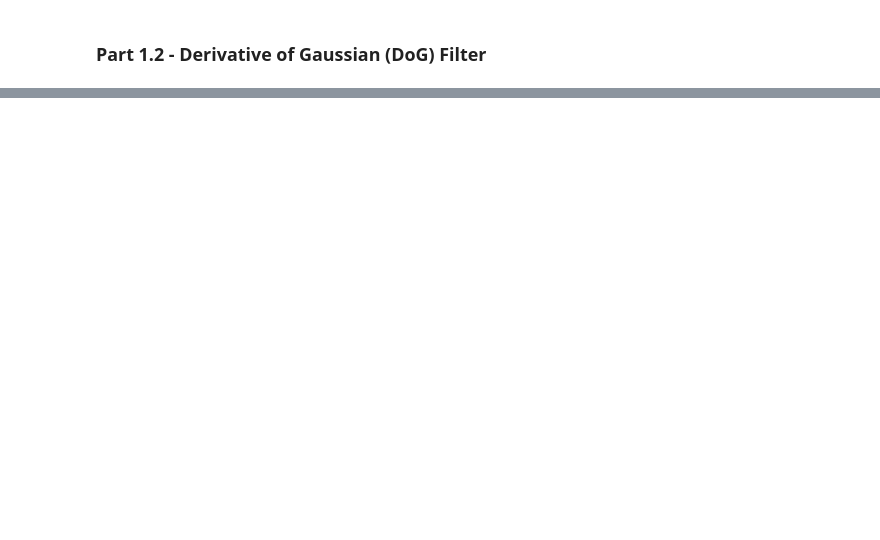
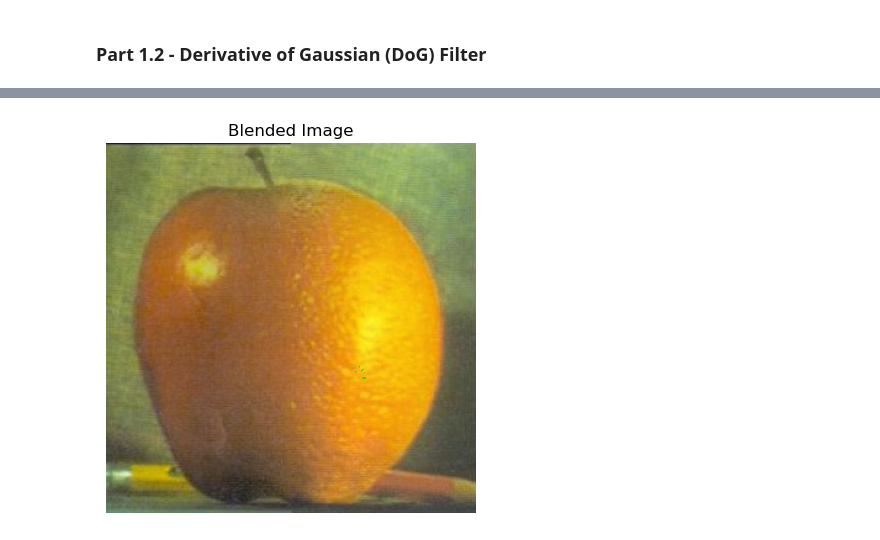
Before and after one commit to filipbagen/cs-180, a Jupyter notebook: p2-filters-and-frequencies/code/main.ipynb, the cells around one changed output, grey strips where cells are left out. Saved outputs shown, nothing was run; the diff lists cells and outputs as text; code cells hidden in the pictures; blank space fills up the shorter version.

```diff
--- a/p2-filters-and-frequencies/code/main.ipynb
+++ b/p2-filters-and-frequencies/code/main.ipynb
@@ -381,0 +502,53 @@ error: OpenCV(4.10.0) /private/var/folders/k1/30mswbxs7r1g6zwn8y4fyt500000gp/T/a
+# %%
+def gaussian_stack(image, levels, sigma):
+    g_stack = [image.astype(np.float32)]
+    for i in range(1, levels):
+        blurred = cv2.GaussianBlur(g_stack[-1], (0, 0), sigma)
+        g_stack.append(blurred)
+    return g_stack
+
+def laplacian_stack(g_stack):
+    l_stack = []
+    for i in range(len(g_stack) - 1):
+        laplacian = g_stack[i] - g_stack[i + 1]
+        l_stack.append(laplacian)
+    l_stack.append(g_stack[-1])
+    return l_stack
+
+# Parameters
+levels = 4
+sigma = 2.0
+
+# Create Gaussian and Laplacian stacks for images and mask
+g_stack_image1 = gaussian_stack(image1, levels, sigma)
+g_stack_image2 = gaussian_stack(image2, levels, sigma)
+g_stack_mask = gaussian_stack(mask, levels, sigma = 64)
+
+l_stack_image1 = laplacian_stack(g_stack_image1)
+l_stack_image2 = laplacian_stack(g_stack_image2)
+
+def blend_laplacian_stacks(l_stack1, l_stack2, g_stack_mask):
+    blended_stack = []
+    for i in range(len(l_stack1)):
+        blended = l_stack1[i] * g_stack_mask[i] + l_stack2[i] * (1 - g_stack_mask[i])
+        blended_stack.append(blended)
+
+    return blended_stack
+
+blended_l_stack = blend_laplacian_stacks(l_stack_image1, l_stack_image2, g_stack_mask)
+
+def reconstruct_image(laplacian_stack):
+    reconstructed_image = laplacian_stack[-1]
+    for i in range(len(laplacian_stack) - 2, -1, -1):
+        reconstructed_image = cv2.add(reconstructed_image, laplacian_stack[i])
+    return reconstructed_image
+
+blended_image = reconstruct_image(blended_l_stack)
+
+# Display the blended image
+plt.imshow(cv2.cvtColor(blended_image.astype(np.uint8), cv2.COLOR_BGR2RGB))
+plt.title('Blended Image')
+plt.axis('off')
+plt.show()
+# %% [output]
+[figure, added]
```
Also changed, not shown: parts of 18 cells of this notebook, 5 other files.
